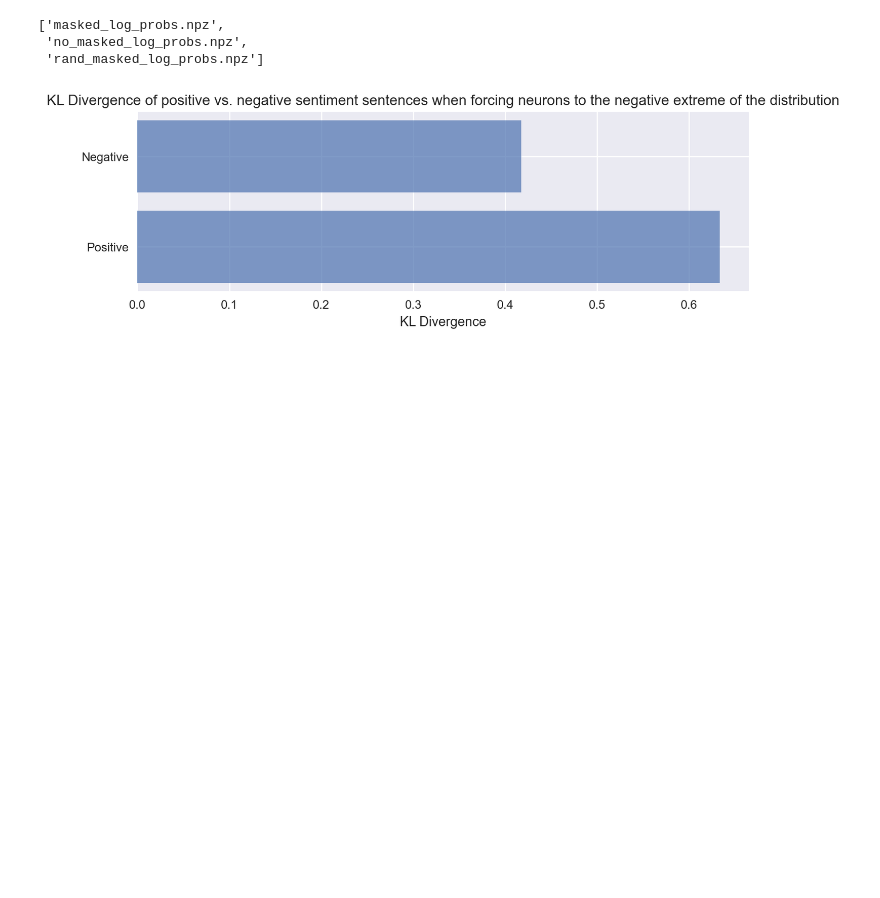
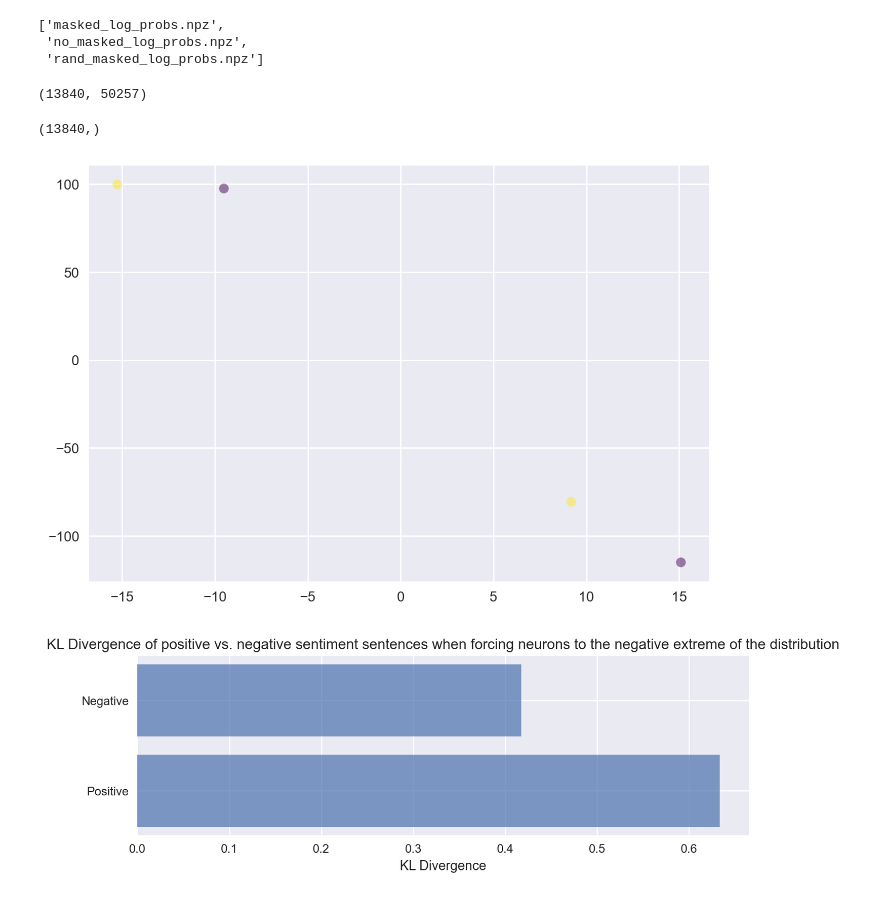
Before and after one commit to BYU-PCCL/partisanbrain, a Jupyter notebook: partisanbrain/emotions/analysis.ipynb, the cells around one changed output. Cells and saved outputs as stored; diff of their text form; code cells hidden in the pictures; blank space fills up the shorter version.

```diff
--- a/partisanbrain/emotions/analysis.ipynb
+++ b/partisanbrain/emotions/analysis.ipynb
@@ -74,3 +89,38 @@ log_probs = {
     filename.split('.')[0]: load_npz(filename)
     for filename in filenames
 }
+# %%
+probs = np.concatenate(
+    (
+        log_probs["masked_log_probs"].squeeze(),
+        log_probs["no_masked_log_probs"].squeeze(),
+    )
+)
+probs.shape
+# %% [output]
+(13840, 50257)
+# %%
+pca = PCA(n_components=2)
+Xhat = pca.fit_transform(probs)
+# %%
+c = np.concatenate((pos_mask.astype(int), pos_mask.astype(int) + 2))
+c.shape
+# %% [output]
+(13840,)
+# %%
+pos_avg_w = (c == 1)
+pos_avg_wout = (c == 3)
+neg_avg_w = (c == 0)
+neg_avg_wout = (c == 2)
+# %%
+points = np.array([
+    Xhat[pos_avg_w].mean(axis=0),
+    Xhat[pos_avg_wout].mean(axis=0),
+    Xhat[neg_avg_w].mean(axis=0),
+    Xhat[neg_avg_wout].mean(axis=0),
+])
+# %%
+plt.scatter(*points.T, alpha=0.5, edgecolors='None', c=[0,0,1,1], cmap="viridis")
+plt.show()
+# %% [output]
+[figure, added]
```
Also changed, not shown: parts of 14 cells of this notebook, 4 other files.
